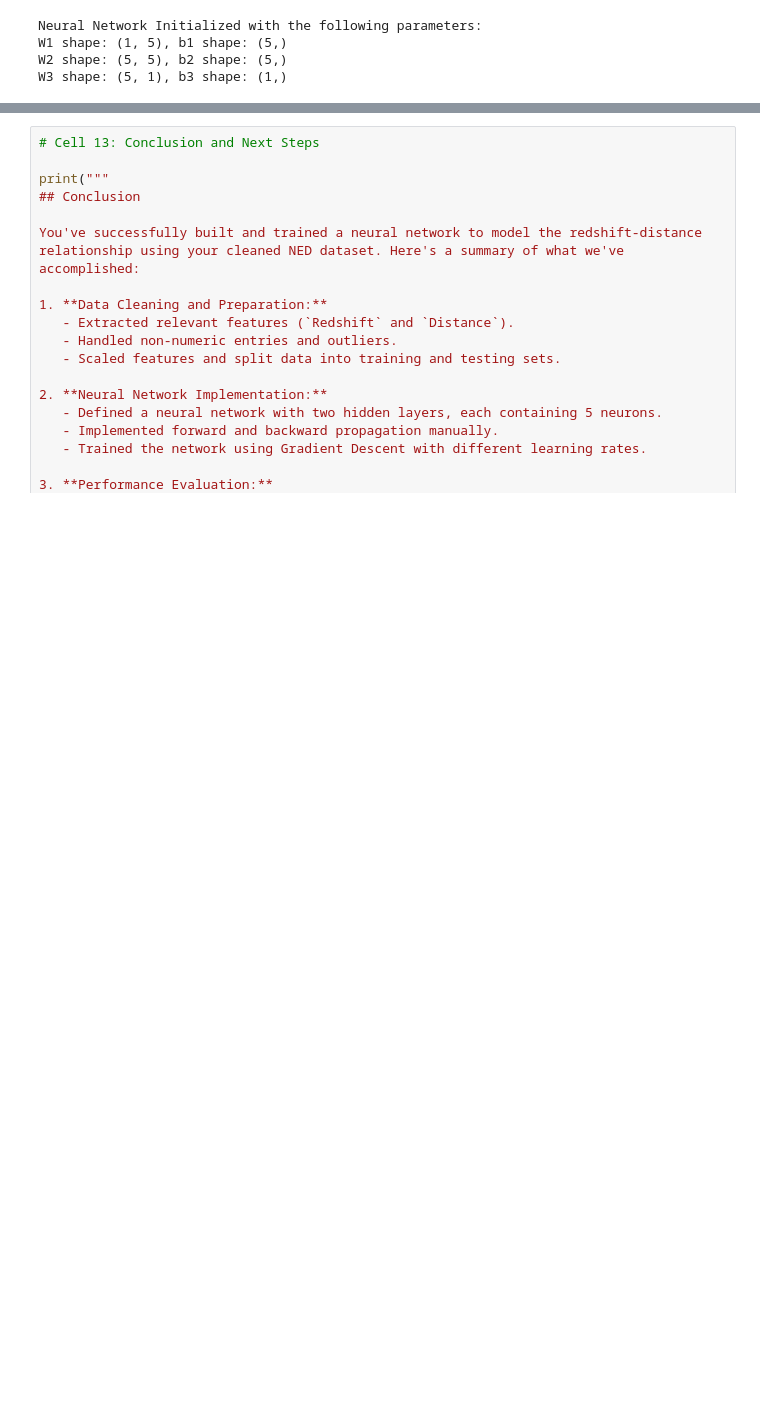
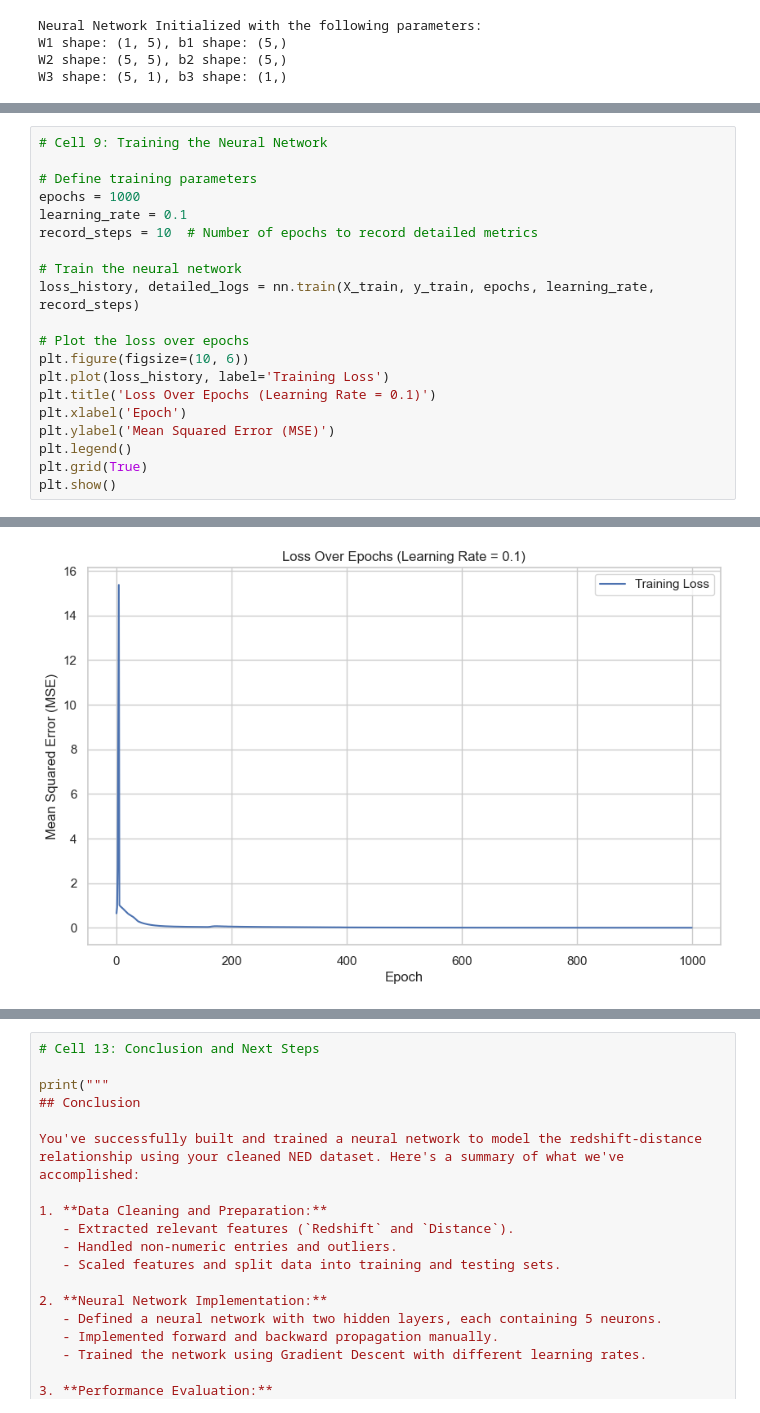
Before and after one commit to 221Shaurya/ML_ASTR8004, a Jupyter notebook: NN.ipynb, the cells around one changed output, grey strips where cells are left out. Drawn from its saved outputs; the diff is of its cells as text; blank space fills up the shorter version.

```diff
--- a/NN.ipynb
+++ b/NN.ipynb
@@ -395,0 +376,21 @@ Epoch 1000/1000, Loss: 0.006572
+# %%
+# Cell 9: Training the Neural Network
+
+# Define training parameters
+epochs = 1000
+learning_rate = 0.1
+record_steps = 10  # Number of epochs to record detailed metrics
+
+# Train the neural network
+loss_history, detailed_logs = nn.train(X_train, y_train, epochs, learning_rate, record_steps)
+
+# Plot the loss over epochs
+plt.figure(figsize=(10, 6))
+plt.plot(loss_history, label='Training Loss')
+plt.title('Loss Over Epochs (Learning Rate = 0.1)')
+plt.xlabel('Epoch')
+plt.ylabel('Mean Squared Error (MSE)')
+plt.legend()
+plt.grid(True)
+plt.show()
+# %% [output]
@@ -395,0 +408 @@ Epoch 1000/1000, Loss: 0.006572
+[figure, added]
```
Also changed, not shown: parts of 15 cells of this notebook, 9 other files.
